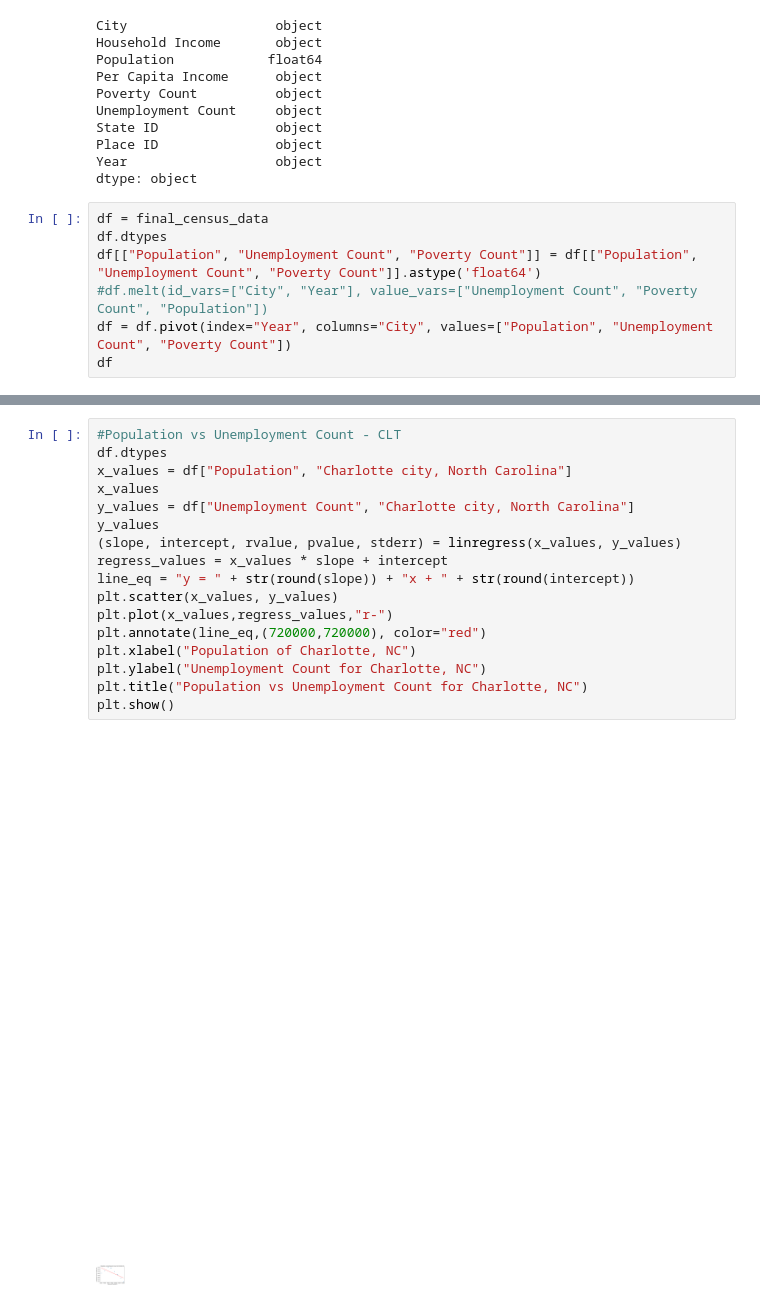
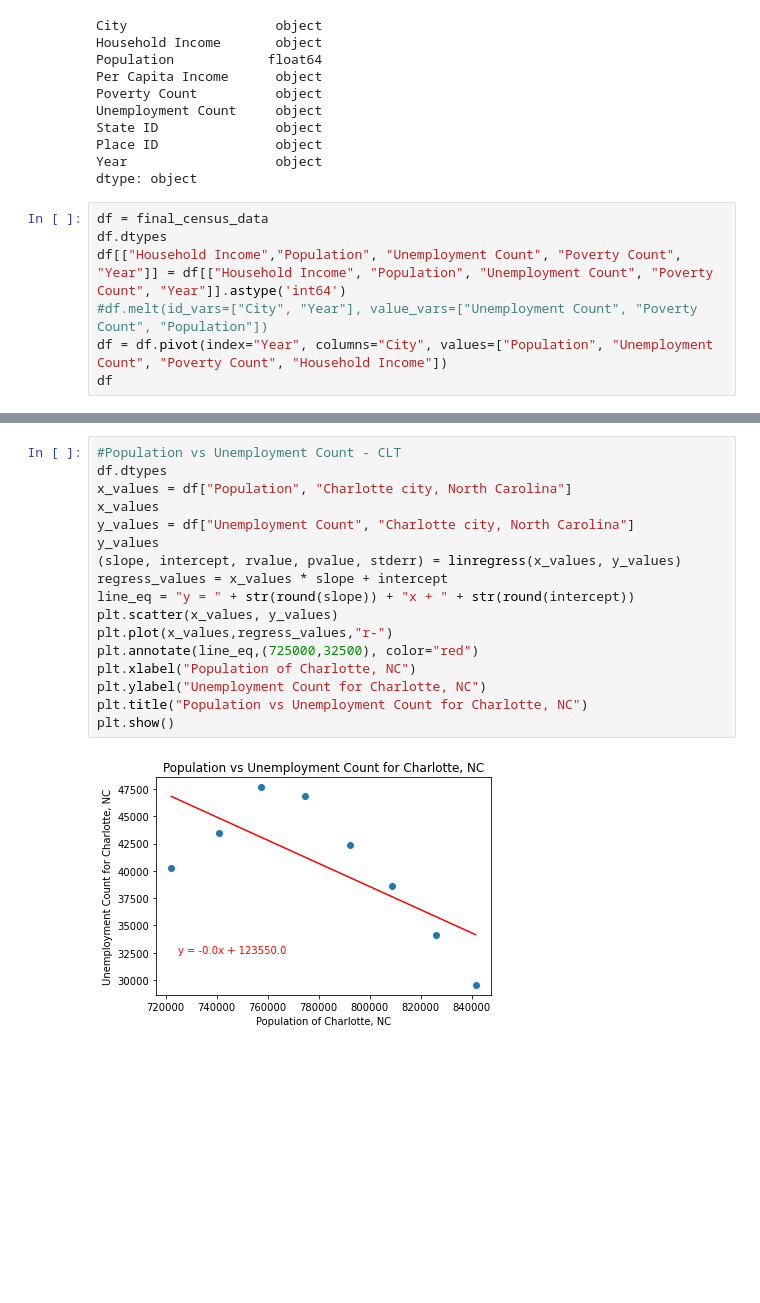
Before and after one commit to plmcgriff21/Project1, a Jupyter notebook: Project1.ipynb, the cells around one changed output, grey strips where cells are left out. Cells and saved outputs as stored; diff of their text form; blank space fills up the shorter version.

Commit message:
added more graphs for cities individually

```diff
--- a/Project1.ipynb
+++ b/Project1.ipynb
@@ -382,9 +350,9 @@ dtype: object
 # %%
 df = final_census_data
 df.dtypes
-df[["Population", "Unemployment Count", "Poverty Count"]] = df[["Population", "Unemployment Count", "Poverty Count"]].astype('float64')
+df[["Household Income","Population", "Unemployment Count", "Poverty Count", "Year"]] = df[["Household Income", "Population", "Unemployment Count", "Poverty Count", "Year"]].astype('int64')
 #df.melt(id_vars=["City", "Year"], value_vars=["Unemployment Count", "Poverty Count", "Population"])
-df = df.pivot(index="Year", columns="City", values=["Population", "Unemployment Count", "Poverty Count"])
+df = df.pivot(index="Year", columns="City", values=["Population", "Unemployment Count", "Poverty Count", "Household Income"])
 df
 # %% [output]
 |  | Population |  | Unemployment Count |  | ... |
@@ -401,21 +369,21 @@ df
 # %%
 #Population vs Unemployment Count - CLT
 df.dtypes
 x_values = df["Population", "Charlotte city, North Carolina"]
 x_values
 y_values = df["Unemployment Count", "Charlotte city, North Carolina"]
 y_values
 (slope, intercept, rvalue, pvalue, stderr) = linregress(x_values, y_values)
 regress_values = x_values * slope + intercept
 line_eq = "y = " + str(round(slope)) + "x + " + str(round(intercept))
 plt.scatter(x_values, y_values)
 plt.plot(x_values,regress_values,"r-")
-plt.annotate(line_eq,(720000,720000), color="red")
+plt.annotate(line_eq,(725000,32500), color="red")
 plt.xlabel("Population of Charlotte, NC")
 plt.ylabel("Unemployment Count for Charlotte, NC")
 plt.title("Population vs Unemployment Count for Charlotte, NC")
 plt.show()
 # %% [output]
-[figure, old version]
+[figure, new version]
 # %%
 #Population vs Unemployment Count - SF
```
Also changed, not shown: parts of 10 cells of this notebook, 2 other files.
